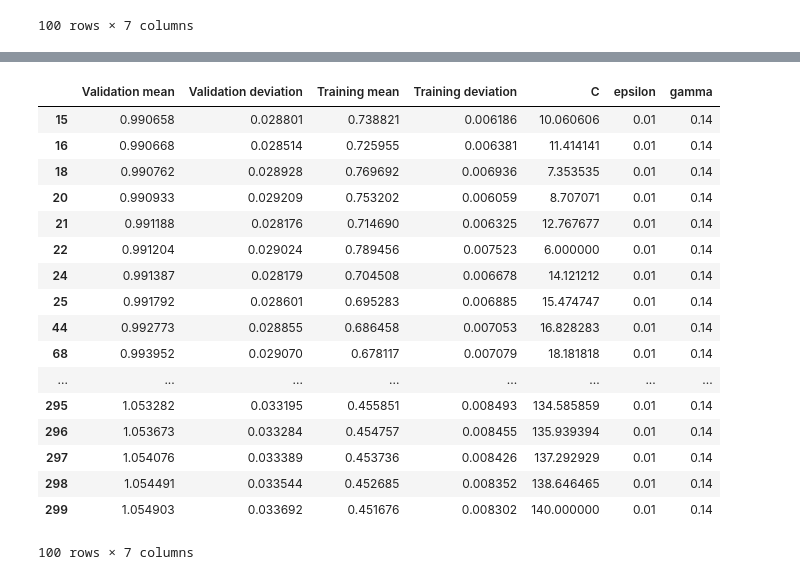
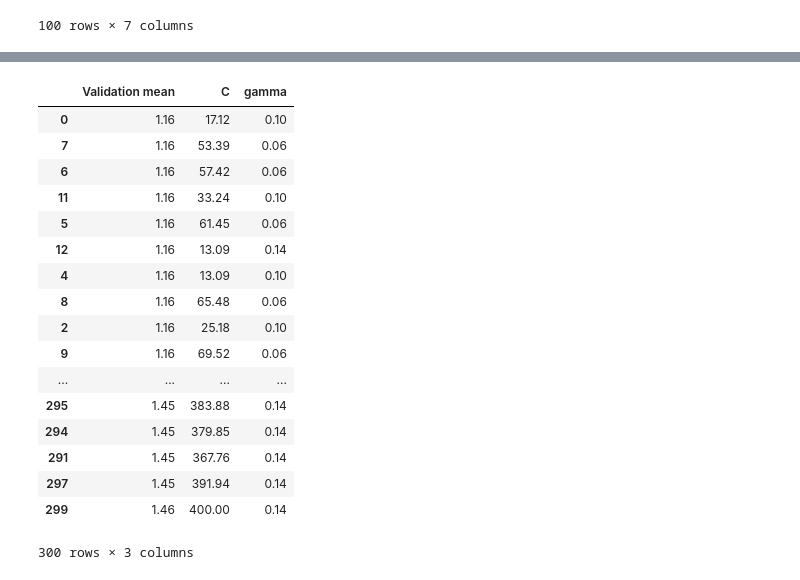
Before and after one commit to MarioBonse/MachineLearningProject, a Jupyter notebook: src/SRVRBFResultsView.ipynb, the cells around one changed output, grey strips where cells are left out. Saved outputs shown, nothing was run; the diff lists cells and outputs as text; code cells hidden in the pictures.

```diff
--- a/src/SRVRBFResultsView.ipynb
+++ b/src/SRVRBFResultsView.ipynb
@@ -105,0 +118,20 @@ plt.show()
+# %%
+df = pd.read_csv("../result/SVMRBF_C_G_2.csv")
+df = df.drop(columns = ['degree', 'coef',
+ 'Validation foldN _0',
+ 'Validation foldN _1',
+ 'Validation foldN _2',
+ 'Validation foldN _3',
+ 'Validation foldN _4',
+ 'Training foldN _0',
+ 'Training foldN _1',
+ 'Training foldN _2',
+ 'Training foldN _3',
+ 'Training foldN _4', 'time', 'epsilon','Validation deviation','Training mean',
+    'Training deviation', 'kernel'])
+df = df.astype('float')
+df = df.sort_values(by = ["gamma", "C"])
+df = df.round(3)
+dfp = df.pivot("gamma", "C", "Validation mean")
+
+ax = sns.heatmap(dfp, cmap="binary" , vmin = 1.1, vmax = 1.4)
@@ -106,22 +140,22 @@ plt.show()
 # %%
-Gamma014.sort_values("Validation mean")
+df.sort_values("Validation mean")
 # %% [output]
-|  | Validation mean | Validation deviation | Training mean | Training deviation | C | epsilon | gamma |
-| 15 | 0.990658 | 0.028801 | 0.738821 | 0.006186 | 10.060606 | 0.01 | 0.14 |
-| 16 | 0.990668 | 0.028514 | 0.725955 | 0.006381 | 11.414141 | 0.01 | 0.14 |
-| 18 | 0.990762 | 0.028928 | 0.769692 | 0.006936 | 7.353535 | 0.01 | 0.14 |
-| 20 | 0.990933 | 0.029209 | 0.753202 | 0.006059 | 8.707071 | 0.01 | 0.14 |
-| 21 | 0.991188 | 0.028176 | 0.714690 | 0.006325 | 12.767677 | 0.01 | 0.14 |
-| 22 | 0.991204 | 0.029024 | 0.789456 | 0.007523 | 6.000000 | 0.01 | 0.14 |
-| 24 | 0.991387 | 0.028179 | 0.704508 | 0.006678 | 14.121212 | 0.01 | 0.14 |
-| 25 | 0.991792 | 0.028601 | 0.695283 | 0.006885 | 15.474747 | 0.01 | 0.14 |
-| 44 | 0.992773 | 0.028855 | 0.686458 | 0.007053 | 16.828283 | 0.01 | 0.14 |
-| 68 | 0.993952 | 0.029070 | 0.678117 | 0.007079 | 18.181818 | 0.01 | 0.14 |
-| ... | ... | ... | ... | ... | ... | ... | ... |
-| 295 | 1.053282 | 0.033195 | 0.455851 | 0.008493 | 134.585859 | 0.01 | 0.14 |
-| 296 | 1.053673 | 0.033284 | 0.454757 | 0.008455 | 135.939394 | 0.01 | 0.14 |
-| 297 | 1.054076 | 0.033389 | 0.453736 | 0.008426 | 137.292929 | 0.01 | 0.14 |
-| 298 | 1.054491 | 0.033544 | 0.452685 | 0.008352 | 138.646465 | 0.01 | 0.14 |
-| 299 | 1.054903 | 0.033692 | 0.451676 | 0.008302 | 140.000000 | 0.01 | 0.14 |
+|  | Validation mean | C | gamma |
+| 0 | 1.16 | 17.12 | 0.10 |
+| 7 | 1.16 | 53.39 | 0.06 |
+| 6 | 1.16 | 57.42 | 0.06 |
+| 11 | 1.16 | 33.24 | 0.10 |
+| 5 | 1.16 | 61.45 | 0.06 |
+| 12 | 1.16 | 13.09 | 0.14 |
+| 4 | 1.16 | 13.09 | 0.10 |
+| 8 | 1.16 | 65.48 | 0.06 |
+| 2 | 1.16 | 25.18 | 0.10 |
+| 9 | 1.16 | 69.52 | 0.06 |
+| ... | ... | ... | ... |
+| 295 | 1.45 | 383.88 | 0.14 |
+| 294 | 1.45 | 379.85 | 0.14 |
+| 291 | 1.45 | 367.76 | 0.14 |
+| 297 | 1.45 | 391.94 | 0.14 |
+| 299 | 1.46 | 400.00 | 0.14 |
-100 rows × 7 columns
+300 rows × 3 columns
 # %%
```
Also changed, not shown: parts of 13 cells of this notebook, 26 other files.
